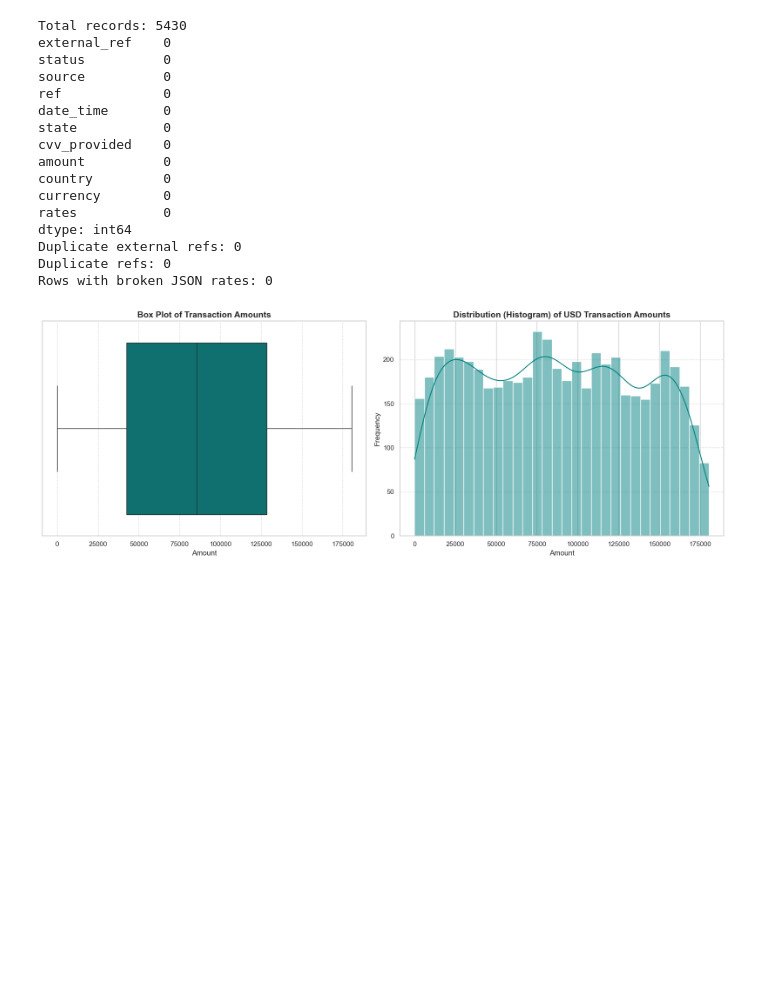
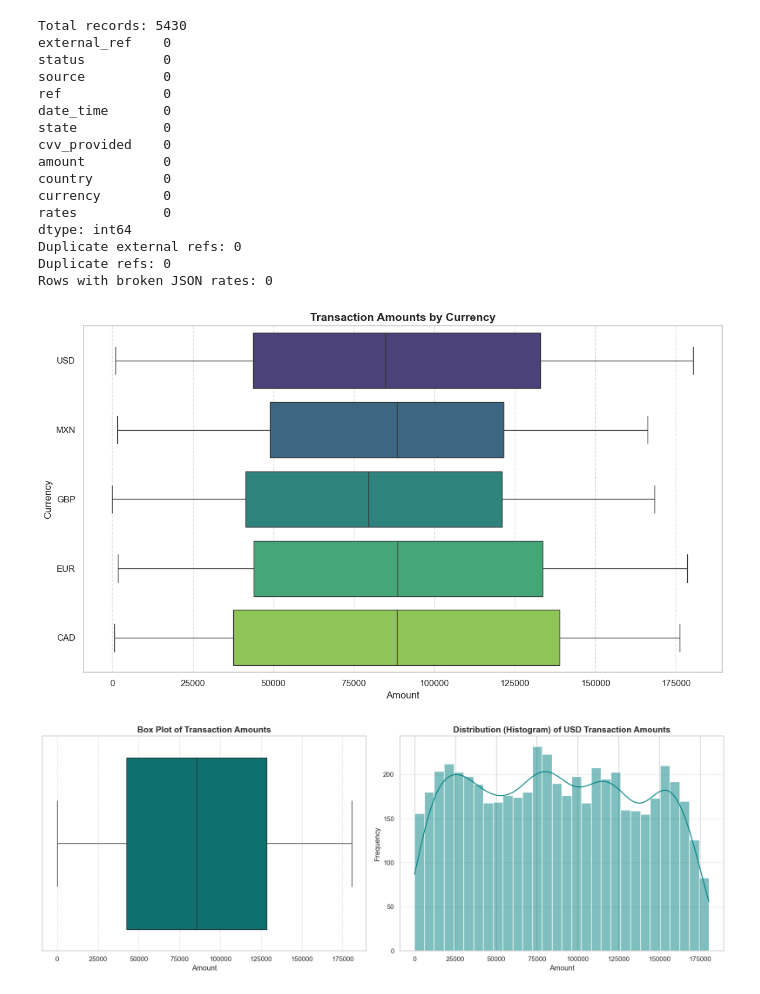
Before and after one commit to emilianodelia/deel-ae-hometask, a Jupyter notebook: analyses/acceptance_rate_eda.ipynb, the cells around one changed output. Cells and saved outputs as stored; diff of their text form; code cells hidden in the pictures; blank space fills up the shorter version.

```diff
--- a/analyses/acceptance_rate_eda.ipynb
+++ b/analyses/acceptance_rate_eda.ipynb
@@ -101,6 +106,34 @@ dtype: int64
 Duplicate external refs: 0
 Duplicate refs: 0
 Rows with broken JSON rates: 0
+# %%
+import seaborn as sns
+import matplotlib.pyplot as plt
+
+# 1. Create the figure - changed (1, 1) to just a single plot or fix indexing
+fig, ax = plt.subplots(figsize=(12, 7))
+
+# 2. Plotting
+sns.boxplot(
+    data=df,
+    x='amount',
+    y='currency',
+    ax=ax,
+    hue='currency',   # Explicitly assign hue
+    legend=False,     # Hide the legend to keep it clean
+    palette='viridis'
+)
+# 3. Formatting
+ax.set_title('Transaction Amounts by Currency', fontsize=14, fontweight='bold')
+ax.set_xlabel('Amount', fontsize=12)
+ax.set_ylabel('Currency', fontsize=12) # Fixed label to match the data
+ax.grid(axis='x', linestyle='--', alpha=0.6)
+
+plt.tight_layout()
+plt.savefig('amount_field_distributions_by_currency.png')
+plt.show()
+# %% [output]
+[figure, added]
 # %%
 # 3. Create a figure with 1 row and 2 columns
 fig, axes = plt.subplots(1, 2, figsize=(16, 6))
```
Also changed, not shown: parts of 2 cells of this notebook, 2 other files.
